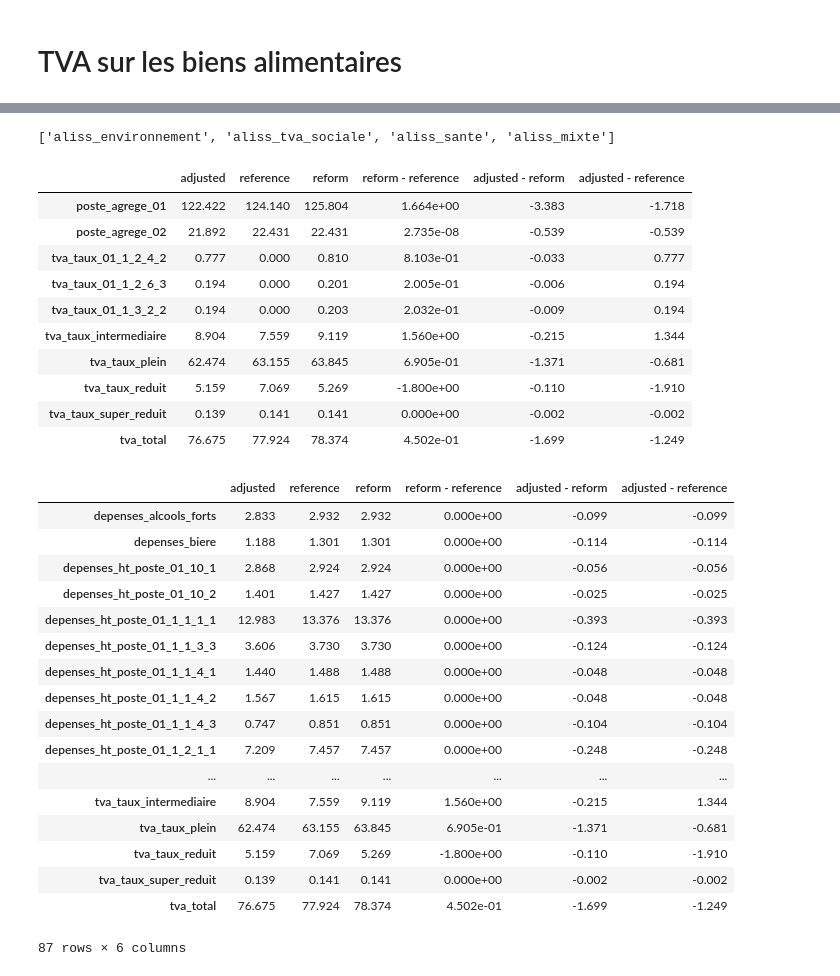
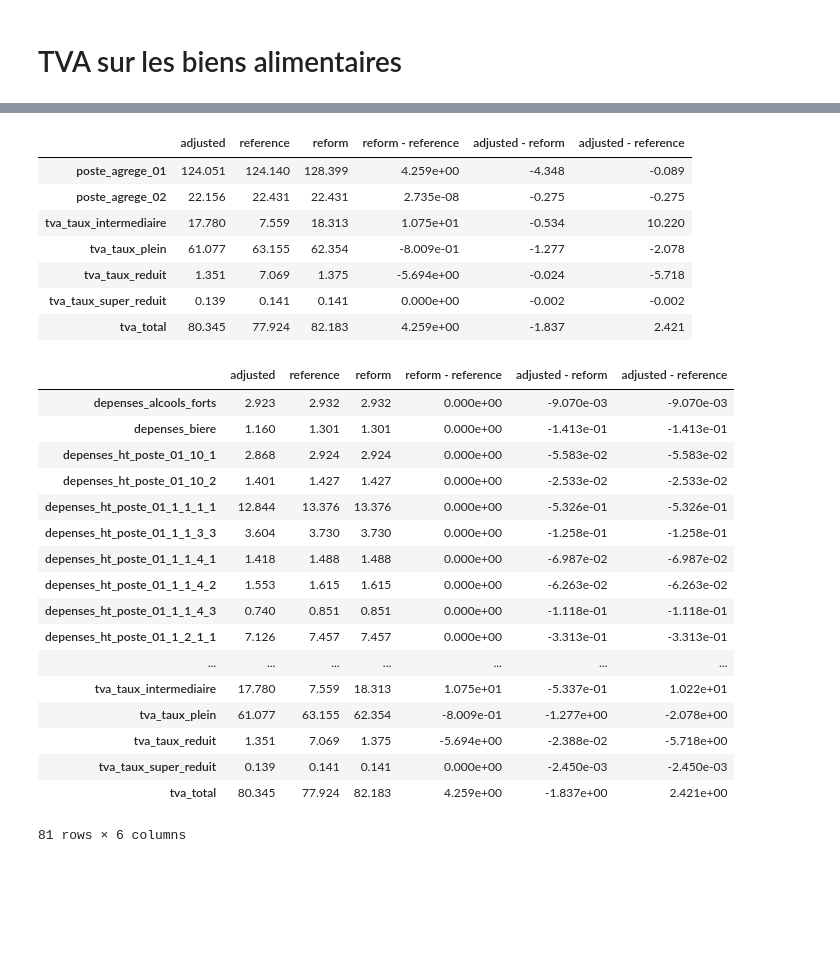
Before and after one commit to openfisca/openfisca-france-indirect-taxation, a Jupyter notebook: openfisca_france_indirect_taxation/examples/notebooks/alimentation.ipynb, the cells around one changed output, grey strips where cells are left out. Saved outputs shown, nothing was run; the diff lists cells and outputs as text; code cells hidden in the pictures; blank space fills up the shorter version.

```diff
--- a/openfisca_france_indirect_taxation/examples/notebooks/alimentation.ipynb
+++ b/openfisca_france_indirect_taxation/examples/notebooks/alimentation.ipynb
@@ -144,49 +147,42 @@ depenses_ht_cigares
 [figure]
 [figure]
 [figure]
-# %%
-data_by_reform_key.keys()
-# %% [output]
-['aliss_environnement', 'aliss_tva_sociale', 'aliss_sante', 'aliss_mixte']
 # %%
-reform_key = 'aliss_environnement'
+reform_key = 'aliss_tva_sociale'
 aggregates = data_by_reform_key[reform_key]['aggregates']
 aggregates.loc[
     [index for index in aggregates.index if index.startswith('tva_') or index.startswith('poste_agrege')]
     ]
 # %% [output]
 |  | adjusted | reference | reform | reform - reference | adjusted - reform | adjusted - reference |
-| poste_agrege_01 | 122.422 | 124.140 | 125.804 | 1.664e+00 | -3.383 | -1.718 |
-| poste_agrege_02 | 21.892 | 22.431 | 22.431 | 2.735e-08 | -0.539 | -0.539 |
-| tva_taux_01_1_2_4_2 | 0.777 | 0.000 | 0.810 | 8.103e-01 | -0.033 | 0.777 |
-| tva_taux_01_1_2_6_3 | 0.194 | 0.000 | 0.201 | 2.005e-01 | -0.006 | 0.194 |
-| tva_taux_01_1_3_2_2 | 0.194 | 0.000 | 0.203 | 2.032e-01 | -0.009 | 0.194 |
-| tva_taux_intermediaire | 8.904 | 7.559 | 9.119 | 1.560e+00 | -0.215 | 1.344 |
-| tva_taux_plein | 62.474 | 63.155 | 63.845 | 6.905e-01 | -1.371 | -0.681 |
-| tva_taux_reduit | 5.159 | 7.069 | 5.269 | -1.800e+00 | -0.110 | -1.910 |
+| poste_agrege_01 | 124.051 | 124.140 | 128.399 | 4.259e+00 | -4.348 | -0.089 |
+| poste_agrege_02 | 22.156 | 22.431 | 22.431 | 2.735e-08 | -0.275 | -0.275 |
+| tva_taux_intermediaire | 17.780 | 7.559 | 18.313 | 1.075e+01 | -0.534 | 10.220 |
+| tva_taux_plein | 61.077 | 63.155 | 62.354 | -8.009e-01 | -1.277 | -2.078 |
+| tva_taux_reduit | 1.351 | 7.069 | 1.375 | -5.694e+00 | -0.024 | -5.718 |
 | tva_taux_super_reduit | 0.139 | 0.141 | 0.141 | 0.000e+00 | -0.002 | -0.002 |
-| tva_total | 76.675 | 77.924 | 78.374 | 4.502e-01 | -1.699 | -1.249 |
+| tva_total | 80.345 | 77.924 | 82.183 | 4.259e+00 | -1.837 | 2.421 |
 # %%
 aggregates
 # %% [output]
 |  | adjusted | reference | reform | reform - reference | adjusted - reform | adjusted - reference |
-| depenses_alcools_forts | 2.833 | 2.932 | 2.932 | 0.000e+00 | -0.099 | -0.099 |
-| depenses_biere | 1.188 | 1.301 | 1.301 | 0.000e+00 | -0.114 | -0.114 |
-| depenses_ht_poste_01_10_1 | 2.868 | 2.924 | 2.924 | 0.000e+00 | -0.056 | -0.056 |
-| depenses_ht_poste_01_10_2 | 1.401 | 1.427 | 1.427 | 0.000e+00 | -0.025 | -0.025 |
-| depenses_ht_poste_01_1_1_1_1 | 12.983 | 13.376 | 13.376 | 0.000e+00 | -0.393 | -0.393 |
-| depenses_ht_poste_01_1_1_3_3 | 3.606 | 3.730 | 3.730 | 0.000e+00 | -0.124 | -0.124 |
-| depenses_ht_poste_01_1_1_4_1 | 1.440 | 1.488 | 1.488 | 0.000e+00 | -0.048 | -0.048 |
-| depenses_ht_poste_01_1_1_4_2 | 1.567 | 1.615 | 1.615 | 0.000e+00 | -0.048 | -0.048 |
-| depenses_ht_poste_01_1_1_4_3 | 0.747 | 0.851 | 0.851 | 0.000e+00 | -0.104 | -0.104 |
-| depenses_ht_poste_01_1_2_1_1 | 7.209 | 7.457 | 7.457 | 0.000e+00 | -0.248 | -0.248 |
+| depenses_alcools_forts | 2.923 | 2.932 | 2.932 | 0.000e+00 | -9.070e-03 | -9.070e-03 |
+| depenses_biere | 1.160 | 1.301 | 1.301 | 0.000e+00 | -1.413e-01 | -1.413e-01 |
+| depenses_ht_poste_01_10_1 | 2.868 | 2.924 | 2.924 | 0.000e+00 | -5.583e-02 | -5.583e-02 |
+| depenses_ht_poste_01_10_2 | 1.401 | 1.427 | 1.427 | 0.000e+00 | -2.533e-02 | -2.533e-02 |
+| depenses_ht_poste_01_1_1_1_1 | 12.844 | 13.376 | 13.376 | 0.000e+00 | -5.326e-01 | -5.326e-01 |
+| depenses_ht_poste_01_1_1_3_3 | 3.604 | 3.730 | 3.730 | 0.000e+00 | -1.258e-01 | -1.258e-01 |
+| depenses_ht_poste_01_1_1_4_1 | 1.418 | 1.488 | 1.488 | 0.000e+00 | -6.987e-02 | -6.987e-02 |
+| depenses_ht_poste_01_1_1_4_2 | 1.553 | 1.615 | 1.615 | 0.000e+00 | -6.263e-02 | -6.263e-02 |
+| depenses_ht_poste_01_1_1_4_3 | 0.740 | 0.851 | 0.851 | 0.000e+00 | -1.118e-01 | -1.118e-01 |
+| depenses_ht_poste_01_1_2_1_1 | 7.126 | 7.457 | 7.457 | 0.000e+00 | -3.313e-01 | -3.313e-01 |
 | ... | ... | ... | ... | ... | ... | ... |
-| tva_taux_intermediaire | 8.904 | 7.559 | 9.119 | 1.560e+00 | -0.215 | 1.344 |
-| tva_taux_plein | 62.474 | 63.155 | 63.845 | 6.905e-01 | -1.371 | -0.681 |
-| tva_taux_reduit | 5.159 | 7.069 | 5.269 | -1.800e+00 | -0.110 | -1.910 |
-| tva_taux_super_reduit | 0.139 | 0.141 | 0.141 | 0.000e+00 | -0.002 | -0.002 |
-| tva_total | 76.675 | 77.924 | 78.374 | 4.502e-01 | -1.699 | -1.249 |
+| tva_taux_intermediaire | 17.780 | 7.559 | 18.313 | 1.075e+01 | -5.337e-01 | 1.022e+01 |
+| tva_taux_plein | 61.077 | 63.155 | 62.354 | -8.009e-01 | -1.277e+00 | -2.078e+00 |
+| tva_taux_reduit | 1.351 | 7.069 | 1.375 | -5.694e+00 | -2.388e-02 | -5.718e+00 |
+| tva_taux_super_reduit | 0.139 | 0.141 | 0.141 | 0.000e+00 | -2.450e-03 | -2.450e-03 |
+| tva_total | 80.345 | 77.924 | 82.183 | 4.259e+00 | -1.837e+00 | 2.421e+00 |
-87 rows × 6 columns
+81 rows × 6 columns
 # %%
 aggregates = data_by_reform_key[reform_key]['pivot_table']
 variables = [variable for variable in pivot_table.variable.unique() if variable.startswith('poste_agrege')]
```
Also changed, not shown: parts of 3 cells of this notebook.
